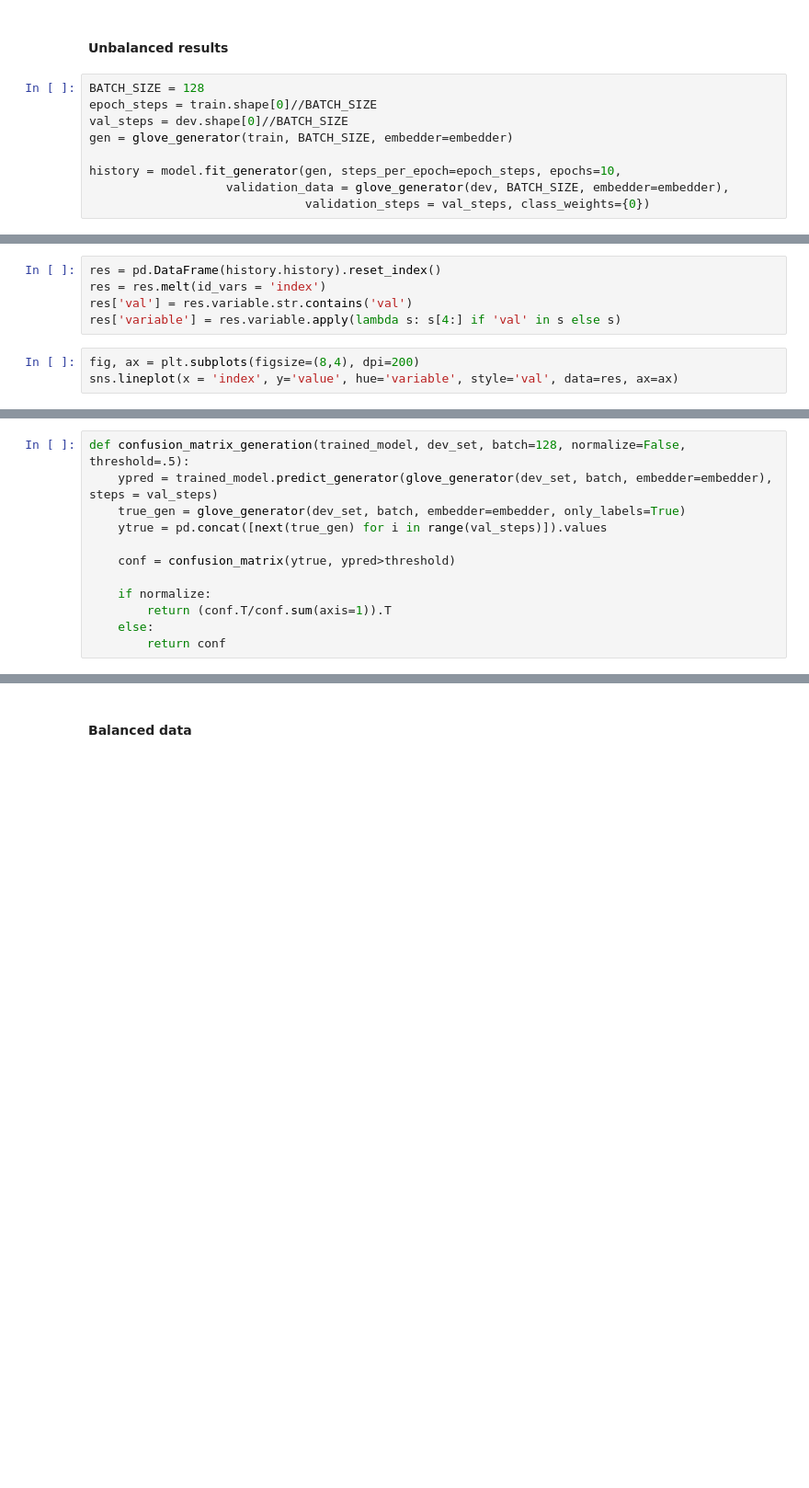
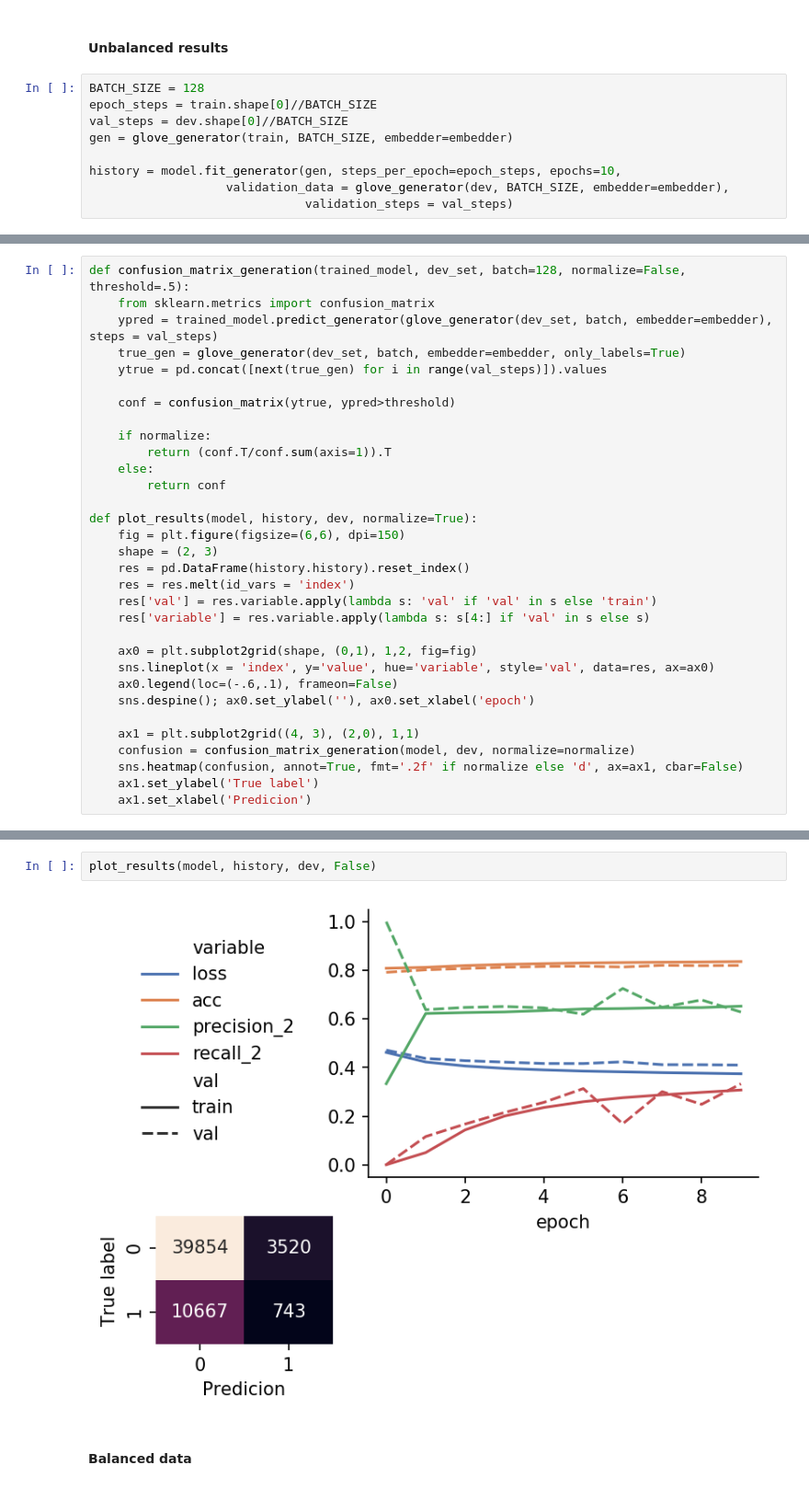
Before and after one commit to EstevaoUyra/TheOracleBot, a Jupyter notebook: src/GloVe embeddings.ipynb, the cells around one changed output, grey strips where cells are left out. Shown: that part at 92% size. Saved outputs shown, nothing was run; the diff lists cells and outputs as text; blank space fills up the shorter version.

Commit message:
add generators and get results for unbalanced shallow model

```diff
--- a/src/GloVe embeddings.ipynb
+++ b/src/GloVe embeddings.ipynb
@@ -166,4 +167,4 @@ gen = glove_generator(train, BATCH_SIZE, embedder=embedder)
 
 history = model.fit_generator(gen, steps_per_epoch=epoch_steps, epochs=10,
                    validation_data = glove_generator(dev, BATCH_SIZE, embedder=embedder),
-                              validation_steps = val_steps, class_weights={0})
+                              validation_steps = val_steps)
@@ -188,8 +170,0 @@ Epoch 10/10
-# %%
-res = pd.DataFrame(history.history).reset_index()
-res = res.melt(id_vars = 'index')
-res['val'] = res.variable.str.contains('val')
-res['variable'] = res.variable.apply(lambda s: s[4:] if 'val' in s else s)
-# %%
-fig, ax = plt.subplots(figsize=(8,4), dpi=200)
-sns.lineplot(x = 'index', y='value', hue='variable', style='val', data=res, ax=ax)
@@ -199,5 +171,6 @@ sns.lineplot(x = 'index', y='value', hue='variable', style='val', data=res, ax=a
 # %%
 def confusion_matrix_generation(trained_model, dev_set, batch=128, normalize=False, threshold=.5):
+    from sklearn.metrics import confusion_matrix
     ypred = trained_model.predict_generator(glove_generator(dev_set, batch, embedder=embedder), steps = val_steps)
     true_gen = glove_generator(dev_set, batch, embedder=embedder, only_labels=True)
     ytrue = pd.concat([next(true_gen) for i in range(val_steps)]).values
@@ -208,3 +181,22 @@ def confusion_matrix_generation(trained_model, dev_set, batch=128, normalize=Fal
         return (conf.T/conf.sum(axis=1)).T
     else:
         return conf
+
+def plot_results(model, history, dev, normalize=True):
+    fig = plt.figure(figsize=(6,6), dpi=150)
+    shape = (2, 3)
+    res = pd.DataFrame(history.history).reset_index()
+    res = res.melt(id_vars = 'index')
+    res['val'] = res.variable.apply(lambda s: 'val' if 'val' in s else 'train')
+    res['variable'] = res.variable.apply(lambda s: s[4:] if 'val' in s else s)
+
+    ax0 = plt.subplot2grid(shape, (0,1), 1,2, fig=fig)
+    sns.lineplot(x = 'index', y='value', hue='variable', style='val', data=res, ax=ax0)
+    ax0.legend(loc=(-.6,.1), frameon=False)
+    sns.despine(); ax0.set_ylabel(''), ax0.set_xlabel('epoch')
+
+    ax1 = plt.subplot2grid((4, 3), (2,0), 1,1)
+    confusion = confusion_matrix_generation(model, dev, normalize=normalize)
+    sns.heatmap(confusion, annot=True, fmt='.2f' if normalize else 'd', ax=ax1, cbar=False)
+    ax1.set_ylabel('True label')
+    ax1.set_xlabel('Predicion')
@@ -261,3 +203,7 @@ history.history
+# %%
+plot_results(model, history, dev, False)
+# %% [output]
+[figure, added]
 # %% [markdown]
 #### Balanced data
 # %%
```
Also changed, not shown: parts of 14 cells of this notebook.
